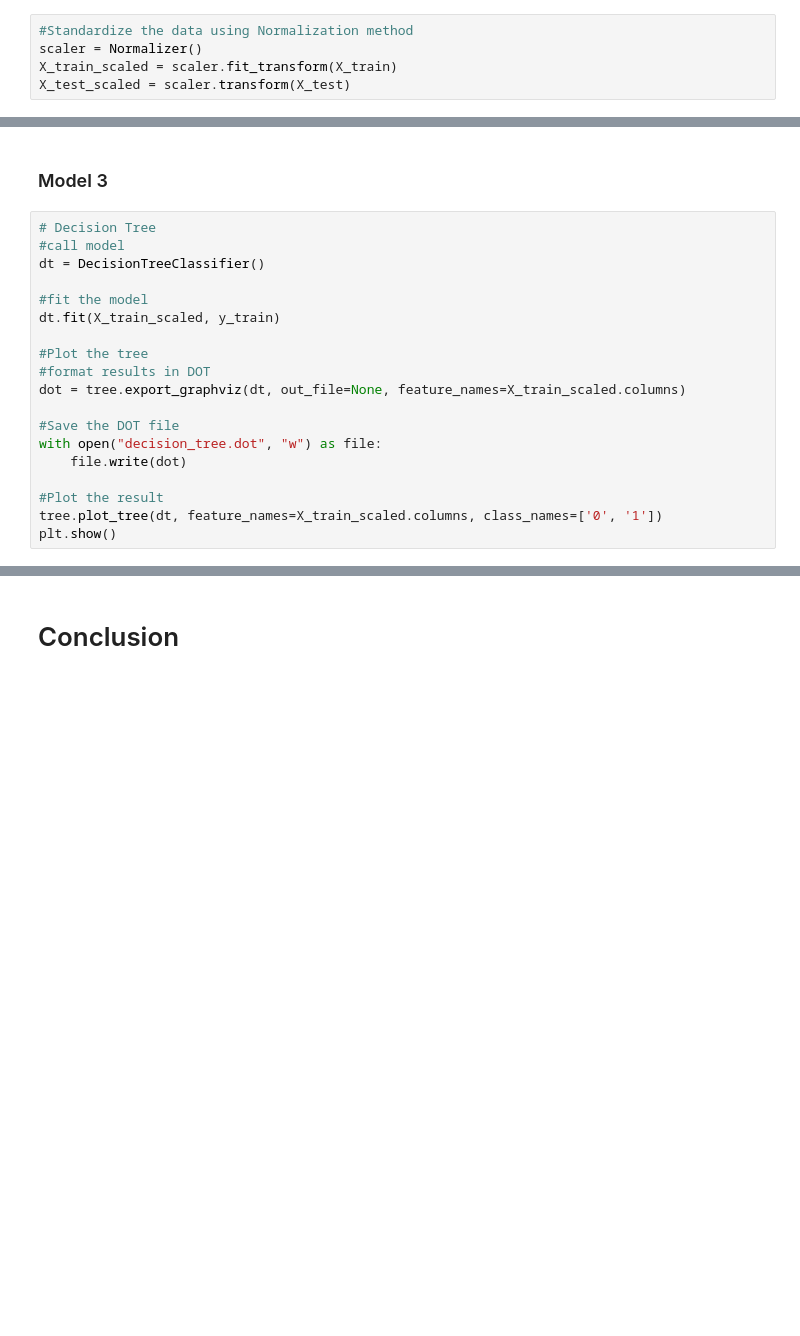
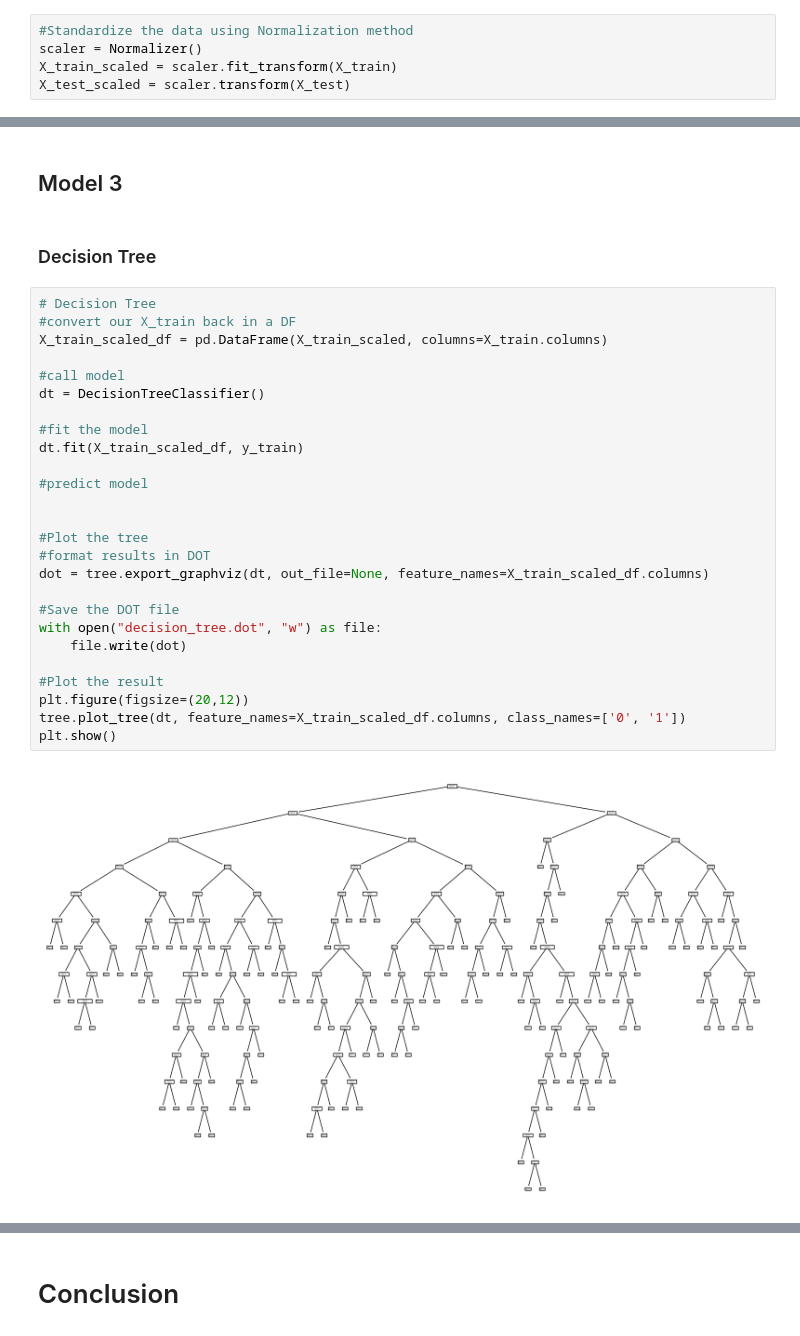
Before and after one commit to KimKarydas/Diabetes-EDA-Ml, a Jupyter notebook: Diabetes_Analysis.ipynb, the cells around one changed output, grey strips where cells are left out. Saved outputs shown, nothing was run; the diff lists cells and outputs as text; blank space fills up the shorter version.

```diff
--- a/Diabetes_Analysis.ipynb
+++ b/Diabetes_Analysis.ipynb
@@ -433,22 +442,33 @@ plt.show()
 # %% [markdown]
-### Model 3
+## Model 3
+# %% [markdown]
+### Decision Tree
 # %%
 # Decision Tree
+#convert our X_train back in a DF
+X_train_scaled_df = pd.DataFrame(X_train_scaled, columns=X_train.columns)
+
 #call model
 dt = DecisionTreeClassifier()
 
 #fit the model
-dt.fit(X_train_scaled, y_train)
+dt.fit(X_train_scaled_df, y_train)
+
+#predict model
+
 
 #Plot the tree
 #format results in DOT
-dot = tree.export_graphviz(dt, out_file=None, feature_names=X_train_scaled.columns)
+dot = tree.export_graphviz(dt, out_file=None, feature_names=X_train_scaled_df.columns)
 
 #Save the DOT file
 with open("decision_tree.dot", "w") as file:
     file.write(dot)
 
 #Plot the result
-tree.plot_tree(dt, feature_names=X_train_scaled.columns, class_names=['0', '1'])
+plt.figure(figsize=(20,12))
+tree.plot_tree(dt, feature_names=X_train_scaled_df.columns, class_names=['0', '1'])
 plt.show()
+# %% [output]
+[figure, added]
 # %% [markdown]
```
Also changed, not shown: parts of 20 cells of this notebook, 8 other files.
